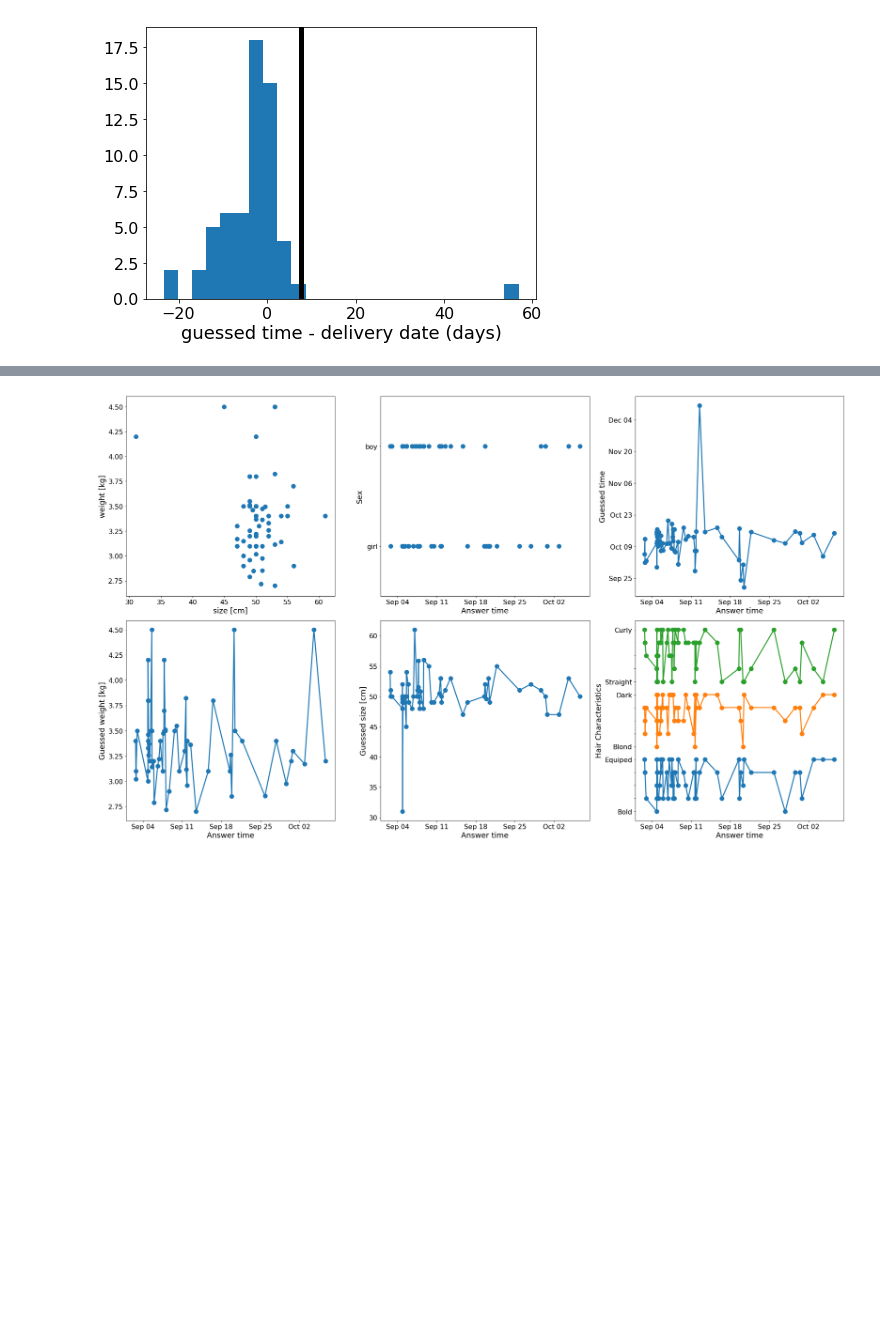
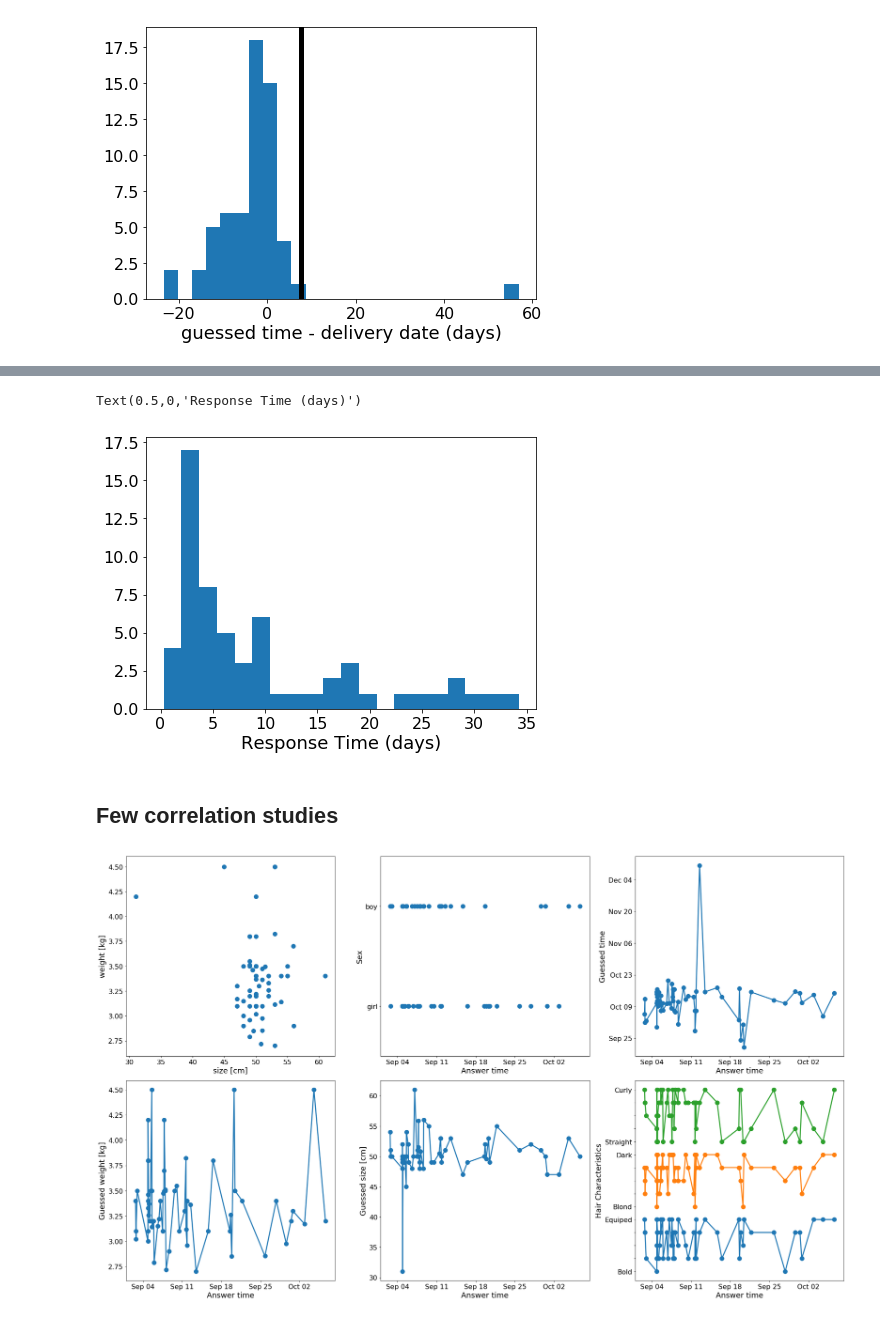
Before and after one commit to rmadar/BabyPollAnalysis, a Jupyter notebook: PollAnalysis.ipynb, the cells around one changed output, grey strips where cells are left out. Cells and saved outputs as stored; diff of their text form; code cells hidden in the pictures; blank space fills up the shorter version.

```diff
--- a/PollAnalysis.ipynb
+++ b/PollAnalysis.ipynb
@@ -107,3 +130,12 @@ plt.axvline(x=dt_true, color='black', linewidth=5.0)
+# %%
+plt.figure(figsize=(7,5))
+plt.hist( mydata['dtresp'].astype('timedelta64[h]')/24., bins=20)
+plt.xlabel('Response Time (days)')
+# %% [output]
+Text(0.5,0,'Response Time (days)')
+[figure, added]
+# %% [markdown]
+## Few correlation studies
 # %%
 plt.figure(figsize=(25,15))
 
```
Also changed, not shown: parts of 16 cells of this notebook.
